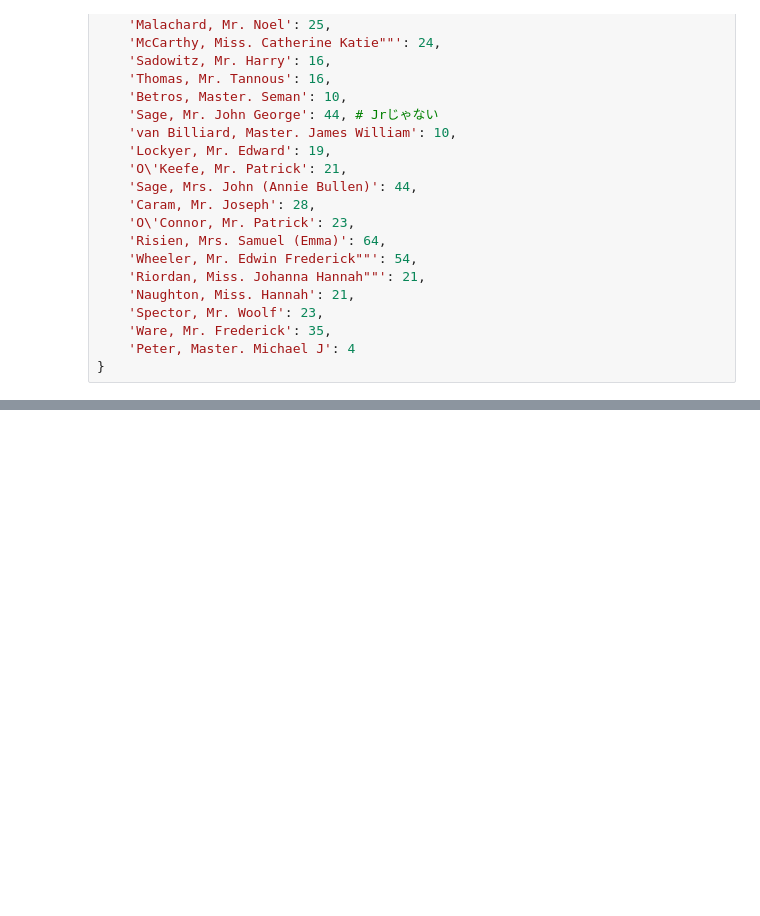
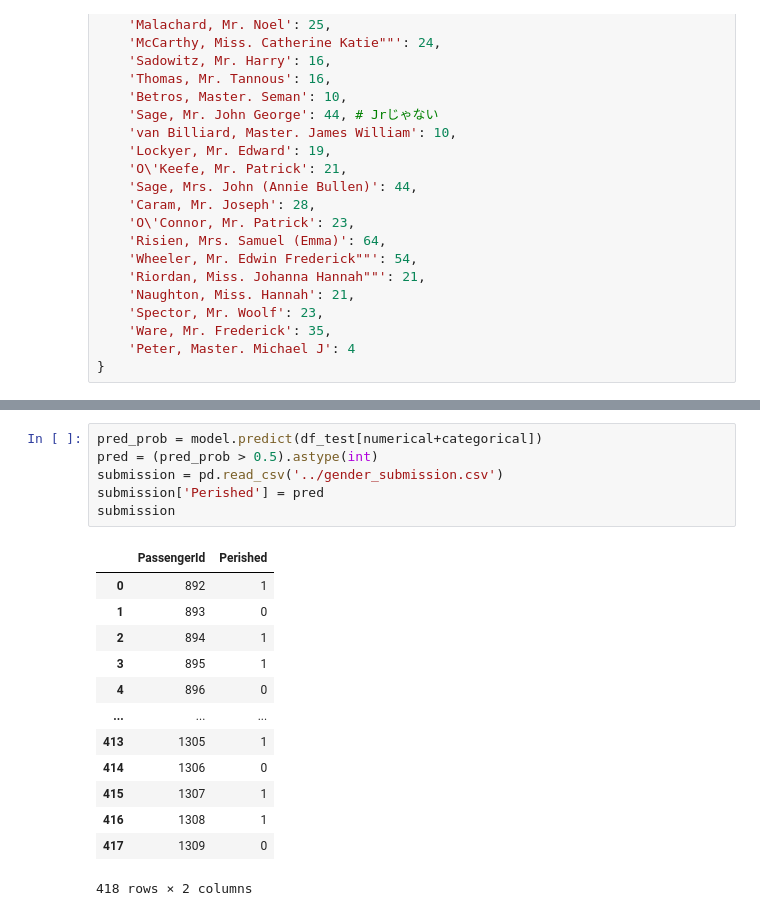
Before and after one commit to saka2ki/GCI, a Jupyter notebook: titanic/notebook/data.ipynb, the cells around one changed output, grey strips where cells are left out. Cells and saved outputs as stored; diff of their text form; blank space fills up the shorter version.

Commit message:
initial predict

```diff
--- a/titanic/notebook/data.ipynb
+++ b/titanic/notebook/data.ipynb
@@ -346,0 +338,20 @@ Accuracy: 0.8212290502793296
+# %%
+pred_prob = model.predict(df_test[numerical+categorical])
+pred = (pred_prob > 0.5).astype(int)
+submission = pd.read_csv('../gender_submission.csv')
+submission['Perished'] = pred
+submission
+# %% [output]
+|  | PassengerId | Perished |
+| 0 | 892 | 1 |
+| 1 | 893 | 0 |
+| 2 | 894 | 1 |
+| 3 | 895 | 1 |
+| 4 | 896 | 0 |
+| ... | ... | ... |
+| 413 | 1305 | 1 |
+| 414 | 1306 | 0 |
+| 415 | 1307 | 1 |
+| 416 | 1308 | 1 |
+| 417 | 1309 | 0 |
+418 rows × 2 columns
```
Also changed, not shown: parts of 5 cells of this notebook, 3 other files.
